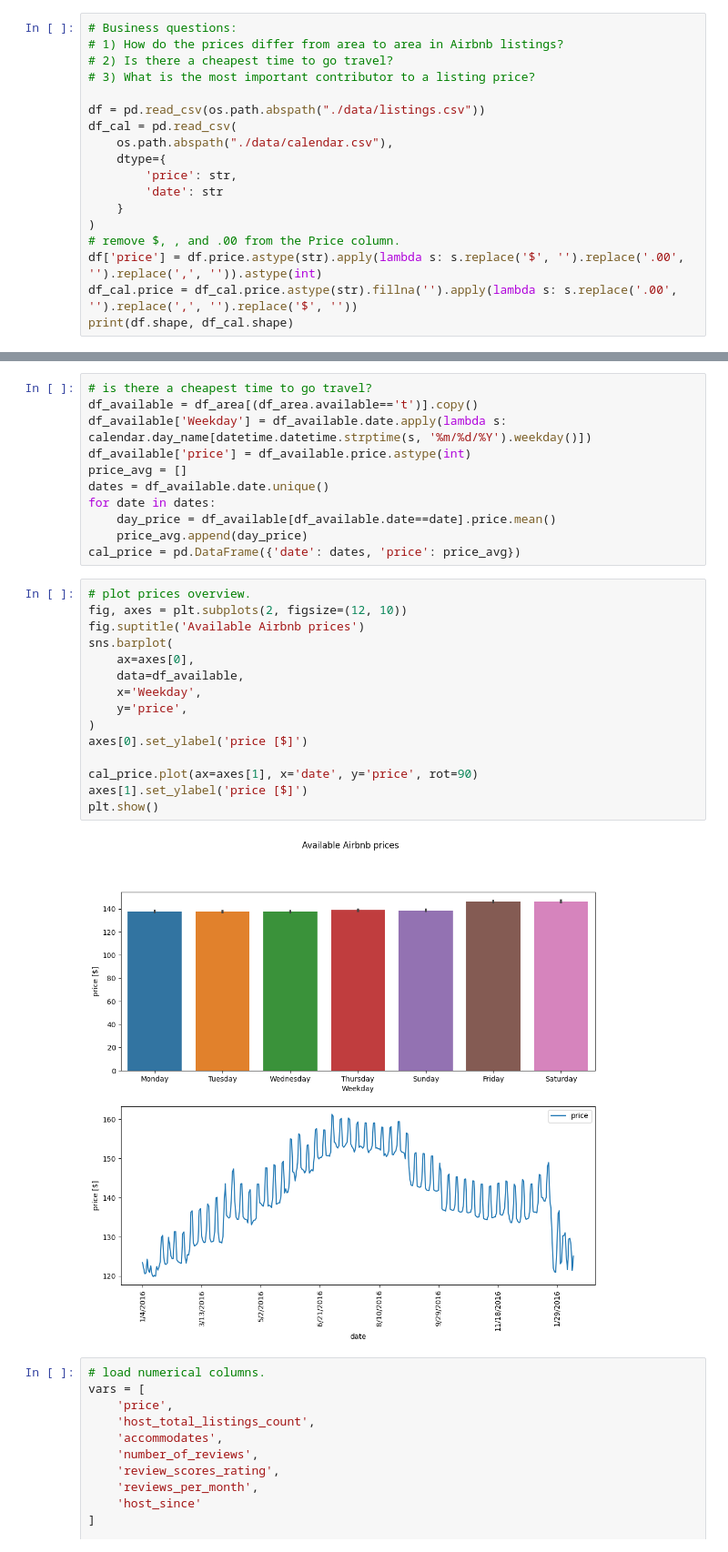
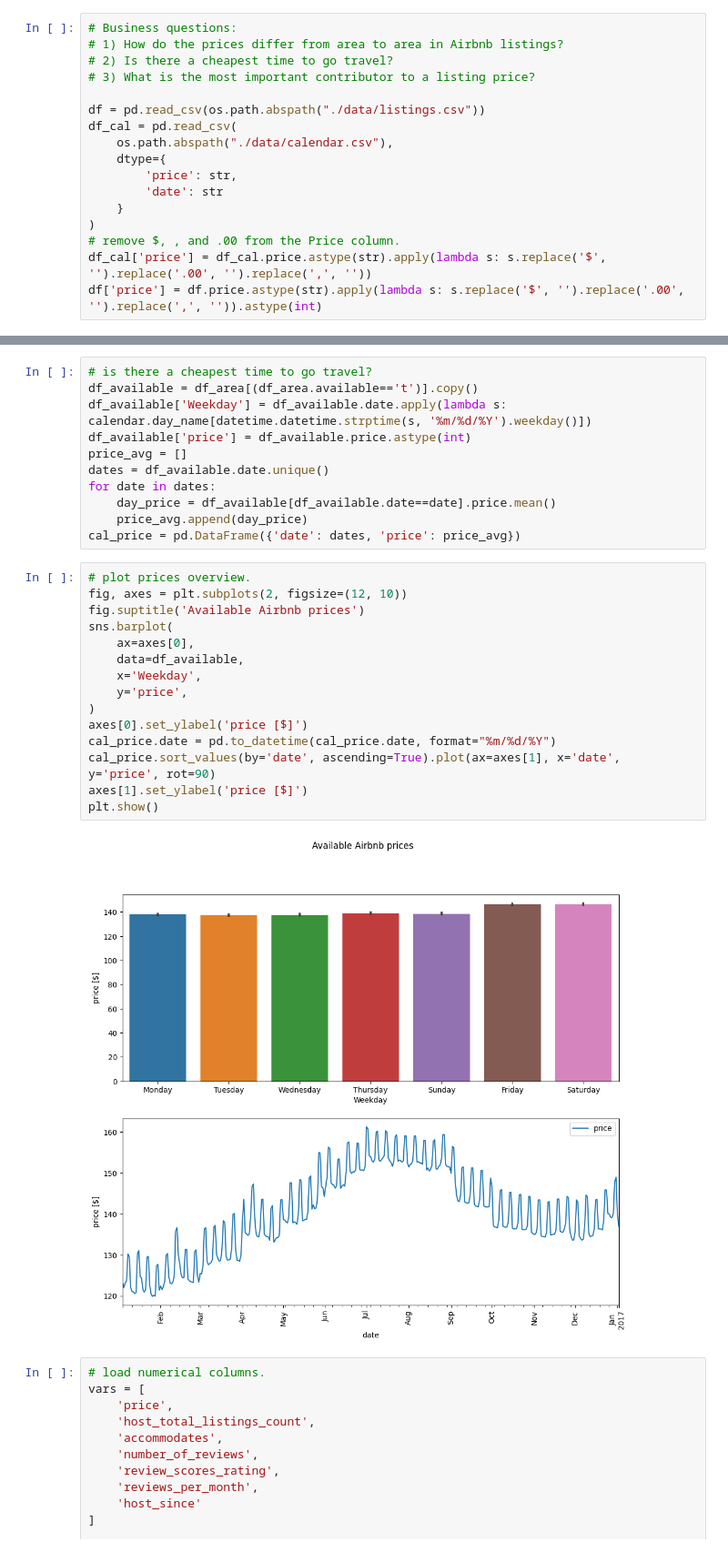
Before and after one commit to Thomas-lj/seattleAirbnbPrice, a Jupyter notebook: main.ipynb, the cells around one changed output, grey strips where cells are left out. Shown at 91% size. Saved outputs shown, nothing was run; the diff lists cells and outputs as text.

```diff
--- a/main.ipynb
+++ b/main.ipynb
@@ -30,6 +30,5 @@ df_cal = pd.read_csv(
     }
 )
 # remove $, , and .00 from the Price column.
+df_cal['price'] = df_cal.price.astype(str).apply(lambda s: s.replace('$', '').replace('.00', '').replace(',', ''))
 df['price'] = df.price.astype(str).apply(lambda s: s.replace('$', '').replace('.00', '').replace(',', '')).astype(int)
-df_cal.price = df_cal.price.astype(str).fillna('').apply(lambda s: s.replace('.00', '').replace(',', '').replace('$', ''))
-print(df.shape, df_cal.shape)
@@ -139,20 +136,20 @@ cal_price = pd.DataFrame({'date': dates, 'price': price_avg})
 # %%
 # plot prices overview.
 fig, axes = plt.subplots(2, figsize=(12, 10))
 fig.suptitle('Available Airbnb prices')
 sns.barplot(
     ax=axes[0],
     data=df_available,
     x='Weekday',
     y='price',
 )
 axes[0].set_ylabel('price [$]')
-
-cal_price.plot(ax=axes[1], x='date', y='price', rot=90)
+cal_price.date = pd.to_datetime(cal_price.date, format="%m/%d/%Y")
+cal_price.sort_values(by='date', ascending=True).plot(ax=axes[1], x='date', y='price', rot=90)
 axes[1].set_ylabel('price [$]')
 plt.show()
 # %% [output]
-[figure, old version]
+[figure, new version]
 # %%
 # load numerical columns.
 vars = [
```
Also changed, not shown: parts of 1 cell of this notebook.
